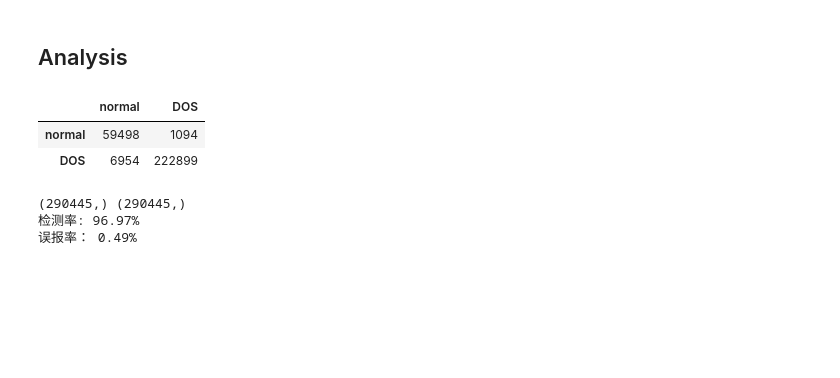
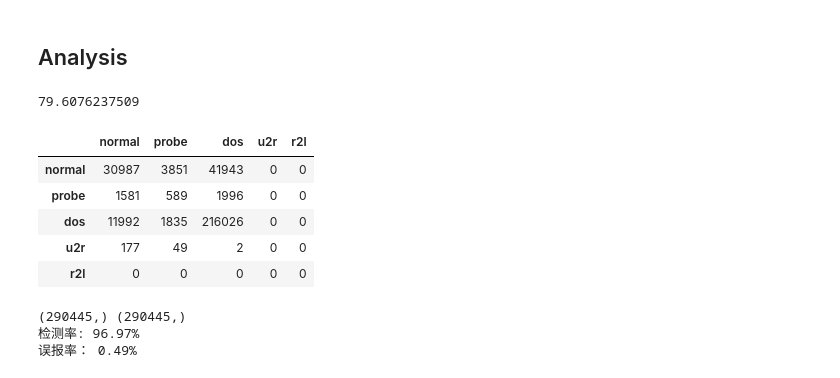
Before and after one commit to gutouyu/IntrusionDetection, a Jupyter notebook: framework.ipynb, the cells around one changed output. Cells and saved outputs as stored; diff of their text form; code cells hidden in the pictures; blank space fills up the shorter version.

```diff
--- a/framework.ipynb
+++ b/framework.ipynb
@@ -278,18 +278,19 @@ plt.show()
 ## Analysis
 # %%
 def getConfusionMatrix(y_true, y_pred, header):
-    m = len(set(y_true.flatten()))
+    m = len(header)
     y_true = np.argmax(y_true, axis=1)
     y_pred = np.argmax(y_pred, axis=1)
     mat = np.mat(np.zeros((m,m)))
     for real, pred in zip(y_true,y_pred):
         mat[real,pred] = mat[real,pred] + 1
     return pd.DataFrame(data=mat, index= header, columns=header, dtype=int)
+
+def accuracy(predictions, labels):
+  return (100.0 * np.sum(np.argmax(predictions, 1) == np.argmax(labels, 1))
+          / predictions.shape[0])
 # %%
 y_pred = model.predict(data['X_test'])
-confMatrix = getConfusionMatrix(data['y_test'], y_pred, ['normal', 'DOS'])
-confMatrix
+print accuracy(y_pred, data['y_test'])
 # %% [output]
-|  | normal | DOS |
-| normal | 59498 | 1094 |
-| DOS | 6954 | 222899 |
+79.6076237509
@@ -300,3 +297,13 @@ def accuracy(predictions, labels):
+# %%
+confMatrix = getConfusionMatrix(data['y_test'], y_pred, ['normal', 'probe', 'dos', 'u2r', 'r2l'])
+confMatrix
+# %% [output]
+|  | normal | probe | dos | u2r | r2l |
+| normal | 30987 | 3851 | 41943 | 0 | 0 |
+| probe | 1581 | 589 | 1996 | 0 | 0 |
+| dos | 11992 | 1835 | 216026 | 0 | 0 |
+| u2r | 177 | 49 | 2 | 0 | 0 |
+| r2l | 0 | 0 | 0 | 0 | 0 |
 # %%
 #统计每个列别的precision TP/(TP + FN)检测率   Recall: TP/(TP + FP)对应误报率
 
```
Also changed, not shown: parts of 13 cells of this notebook.
